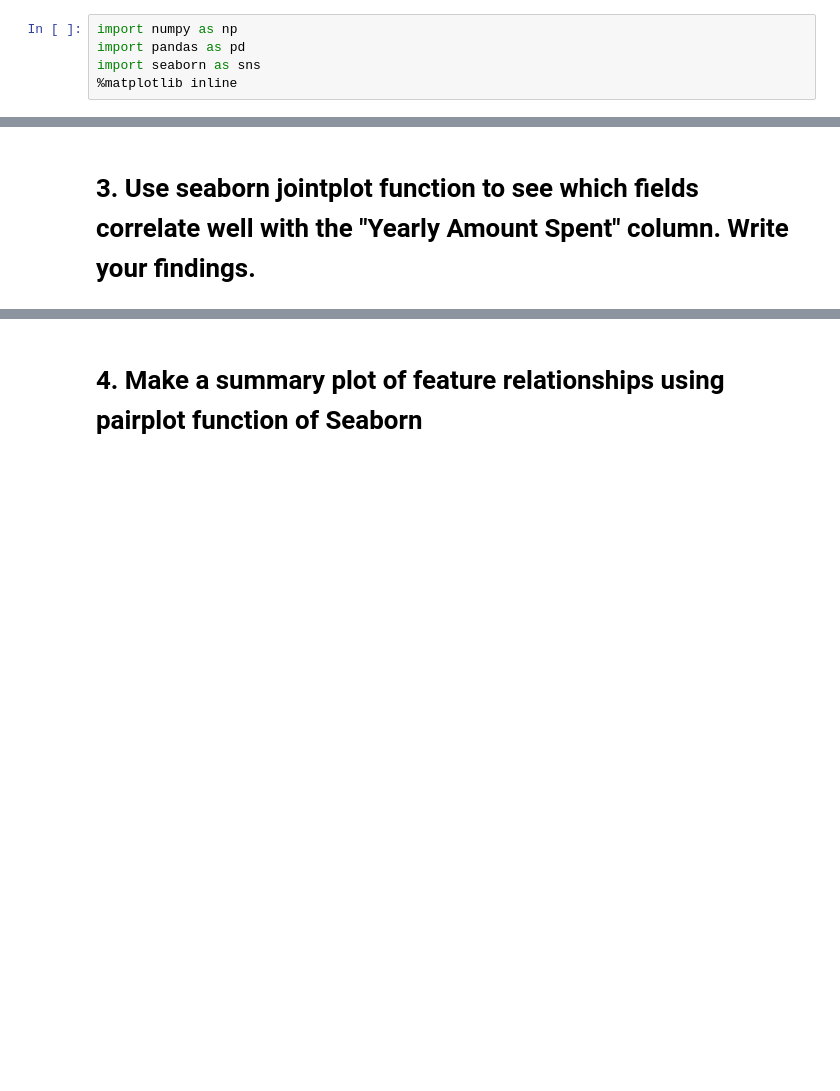
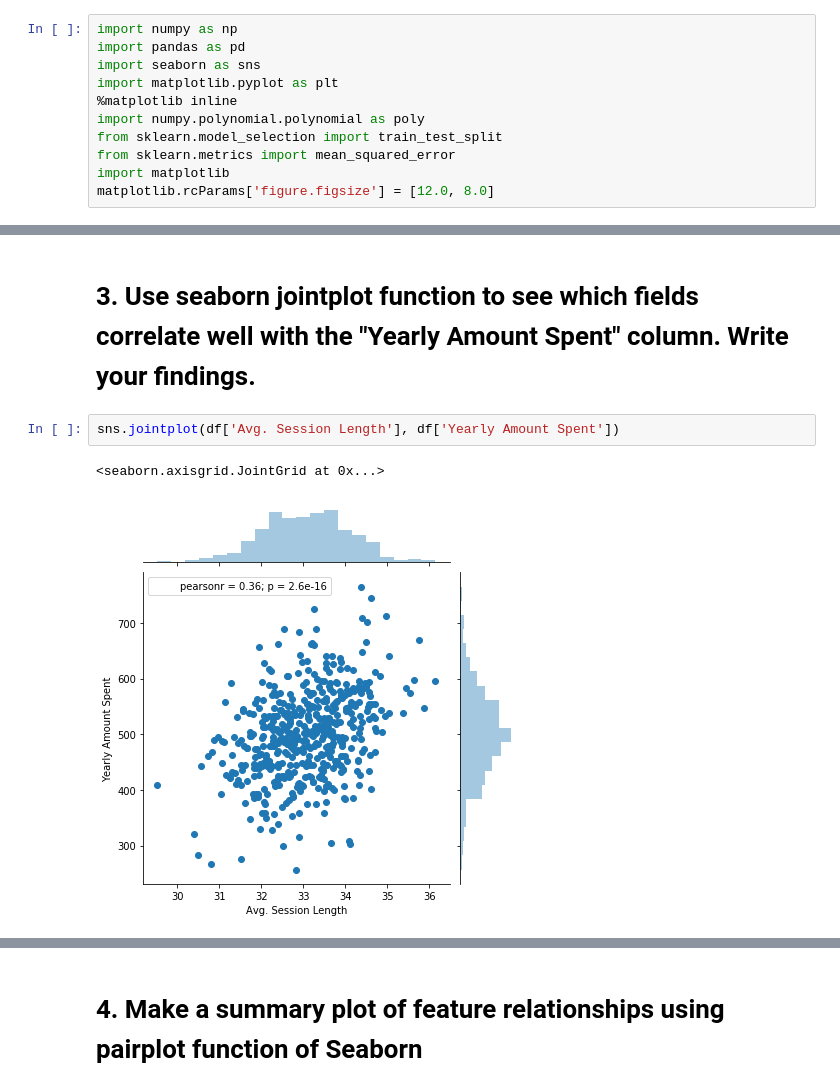
Before and after one commit to brickfaced/data-science, a Jupyter notebook: regression.ipynb, the cells around one changed output, grey strips where cells are left out. Drawn from its saved outputs; the diff is of its cells as text; blank space fills up the shorter version.

```diff
--- a/regression.ipynb
+++ b/regression.ipynb
@@ -6,4 +6,10 @@
 import numpy as np
 import pandas as pd
 import seaborn as sns
+import matplotlib.pyplot as plt
 %matplotlib inline
+import numpy.polynomial.polynomial as poly
+from sklearn.model_selection import train_test_split
+from sklearn.metrics import mean_squared_error
+import matplotlib
+matplotlib.rcParams['figure.figsize'] = [12.0, 8.0]
@@ -54,3 +58,8 @@ dtypes: float64(5), object(3)
 memory usage: 31.3+ KB
 # %% [markdown]
 # 3. Use seaborn jointplot function to see which fields correlate well with the "Yearly Amount Spent" column. Write your findings.
+# %%
+sns.jointplot(df['Avg. Session Length'], df['Yearly Amount Spent'])
+# %% [output]
+<seaborn.axisgrid.JointGrid at 0x...>
+[figure, added]
```
Also changed, not shown: parts of 22 cells of this notebook.
